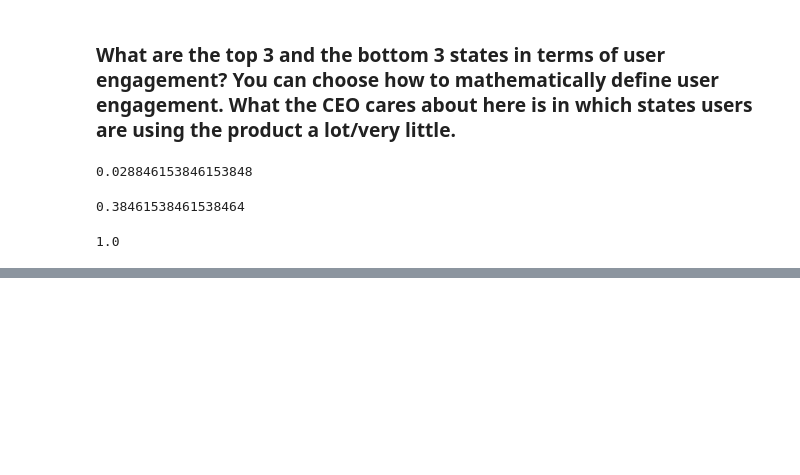
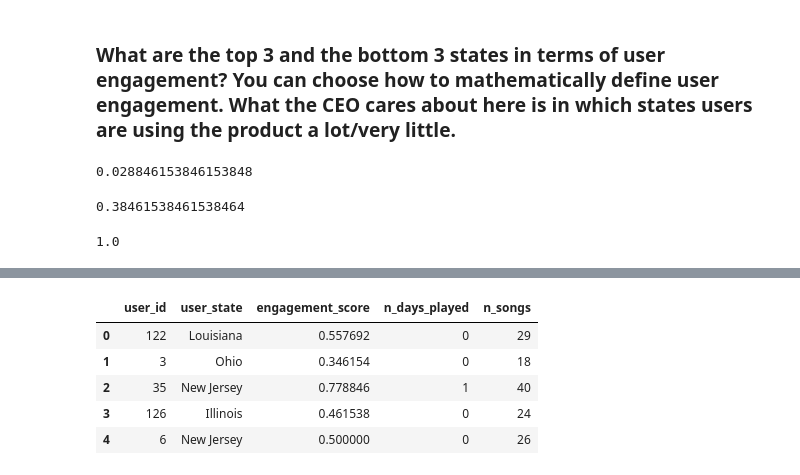
Before and after one commit to Mick1406/DS_Take_Home_Challenges, a Jupyter notebook: Song Challenge/Song_Challenge_Solution.ipynb, the cells around one changed output, grey strips where cells are left out. Drawn from its saved outputs; the diff is of its cells as text; code cells hidden in the pictures; blank space fills up the shorter version.

Commit message:
song challenge engagement Q

```diff
--- a/Song Challenge/Song_Challenge_Solution.ipynb
+++ b/Song Challenge/Song_Challenge_Solution.ipynb
@@ -134,0 +118,12 @@ display(engagement_overall['engagement_score'].max())
+# %%
+# Merge engagement_score and state info
+user_state = song_df[['user_id','user_state']].drop_duplicates()
+engagement_user_state = user_state.merge(engagement_overall[['engagement_score','n_days_played','n_songs']], left_on='user_id', right_on='user_id' )
+engagement_user_state.head()
+# %% [output]
+|  | user_id | user_state | engagement_score | n_days_played | n_songs |
+| 0 | 122 | Louisiana | 0.557692 | 0 | 29 |
+| 1 | 3 | Ohio | 0.346154 | 0 | 18 |
+| 2 | 35 | New Jersey | 0.778846 | 1 | 40 |
+| 3 | 126 | Illinois | 0.461538 | 0 | 24 |
+| 4 | 6 | New Jersey | 0.500000 | 0 | 26 |
```
Also changed, not shown: parts of 4 cells of this notebook, 1 other file.
